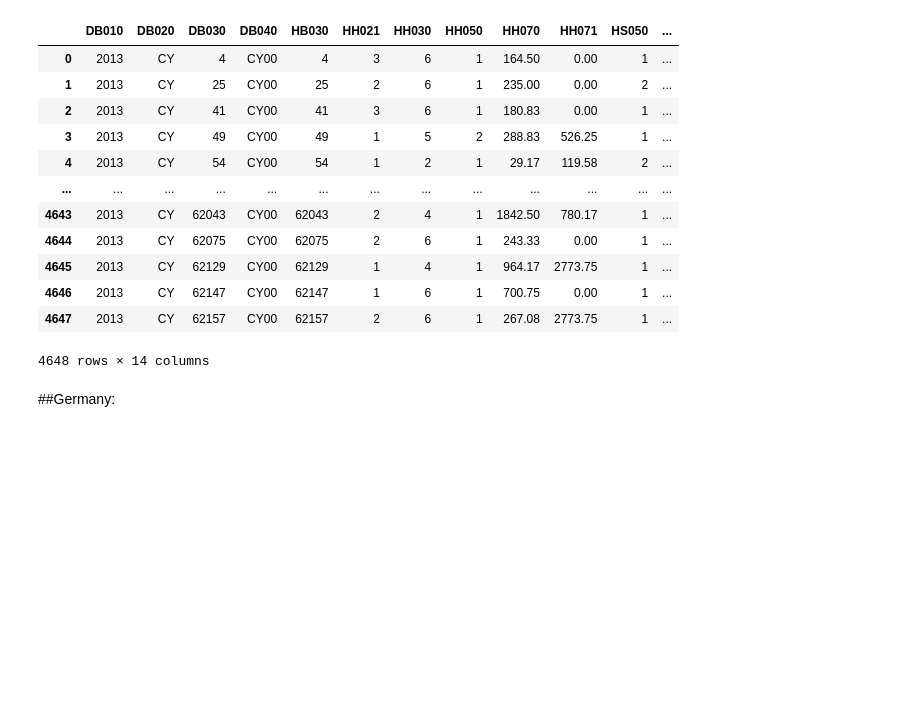
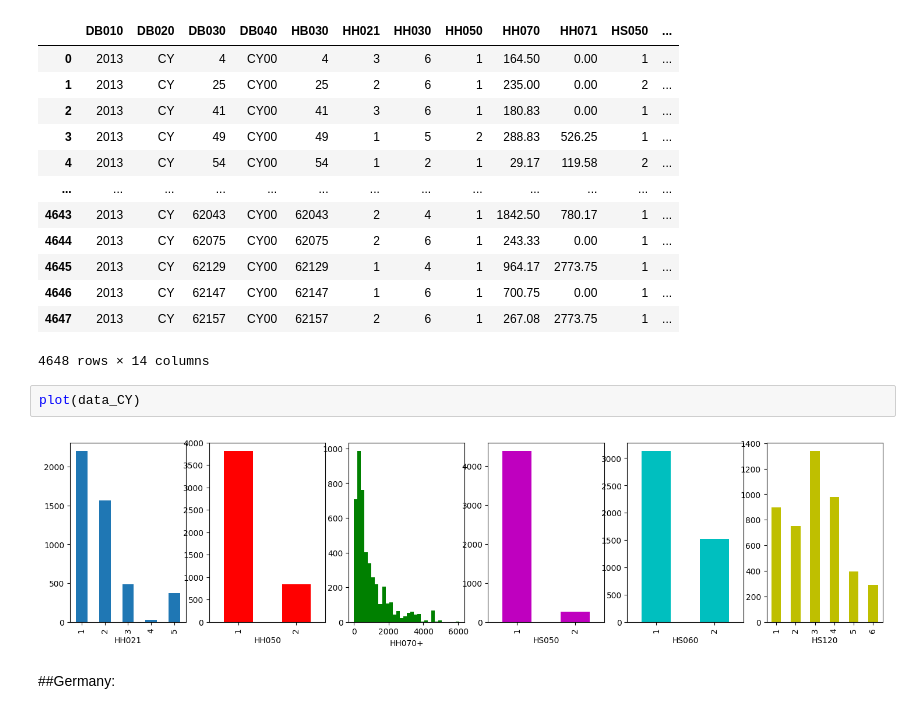
Before and after one commit to AndreiAf02/STAT561_Project, a Jupyter notebook: STAT561_Project.ipynb, the cells around one changed output. Saved outputs shown, nothing was run; the diff lists cells and outputs as text; blank space fills up the shorter version.

```diff
--- a/STAT561_Project.ipynb
+++ b/STAT561_Project.ipynb
@@ -348,6 +277,10 @@ data_CY
 | 4646 | 2013 | CY | 62147 | CY00 | 62147 | 1 | 6 | 1 | 700.75 | 0.00 | 1 | ... |
 | 4647 | 2013 | CY | 62157 | CY00 | 62157 | 2 | 6 | 1 | 267.08 | 2773.75 | 1 | ... |
 4648 rows × 14 columns
+# %%
+plot(data_CY)
+# %% [output]
+[figure, added]
 # %% [markdown]
 ##Germany:
 # %%
```
Also changed, not shown: parts of 29 cells of this notebook.
